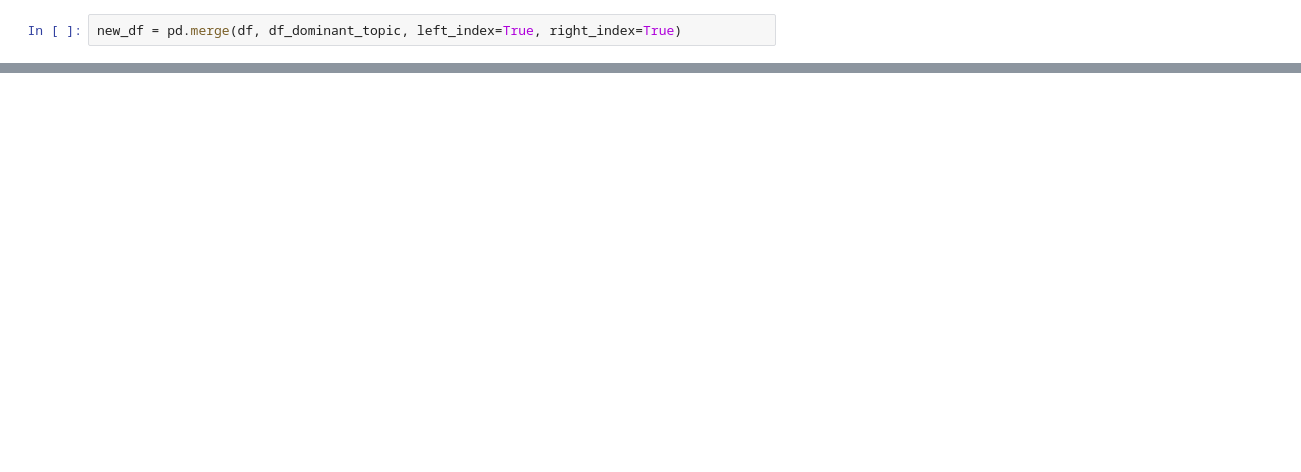
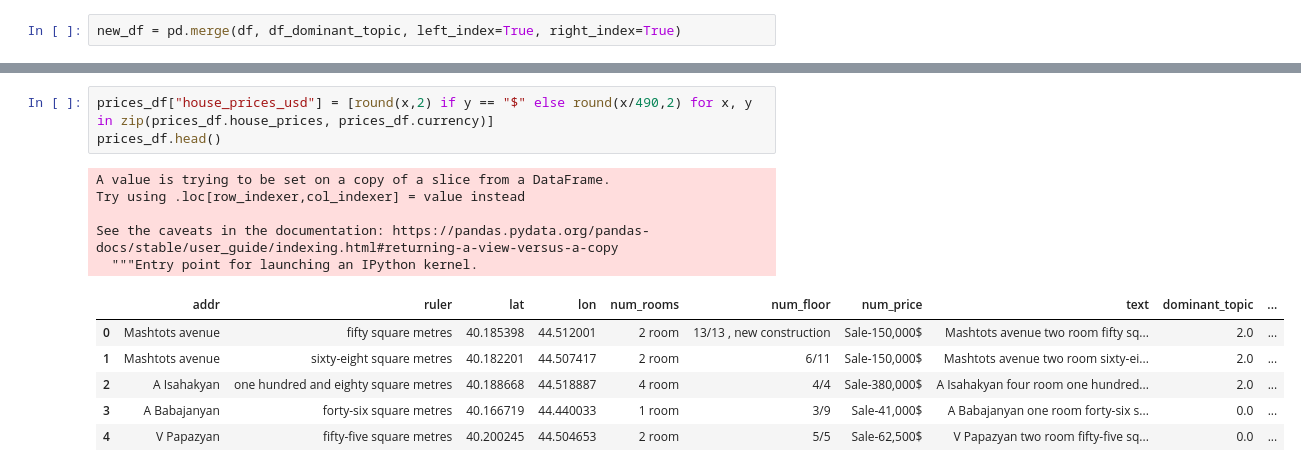
Before and after one commit to Tigran-Karamyan/house_market_segmentation, a Jupyter notebook: topic_modeling.ipynb, the cells around one changed output, grey strips where cells are left out. Saved outputs shown, nothing was run; the diff lists cells and outputs as text; blank space fills up the shorter version.

```diff
--- a/topic_modeling.ipynb
+++ b/topic_modeling.ipynb
@@ -415,0 +617,15 @@ new_df.to_csv("data/appartment_descriptions_eng_with_coordinates.csv")
+# %%
+prices_df["house_prices_usd"] = [round(x,2) if y == "$" else round(x/490,2) for x, y in zip(prices_df.house_prices, prices_df.currency)]
+prices_df.head()
+# %% [output]
+A value is trying to be set on a copy of a slice from a DataFrame.
+Try using .loc[row_indexer,col_indexer] = value instead
+
+See the caveats in the documentation: https://pandas.pydata.org/pandas-docs/stable/user_guide/indexing.html#returning-a-view-versus-a-copy
+  """Entry point for launching an IPython kernel.
+|  | addr | ruler | lat | lon | num_rooms | num_floor | num_price | text | dominant_topic | ... |
+| 0 | Mashtots avenue | fifty square metres | 40.185398 | 44.512001 | 2 room | 13/13 , new construction | Sale-150,000$ | Mashtots avenue two room fifty sq... | 2.0 | ... |
+| 1 | Mashtots avenue | sixty-eight square metres | 40.182201 | 44.507417 | 2 room | 6/11 | Sale-150,000$ | Mashtots avenue two room sixty-ei... | 2.0 | ... |
+| 2 | A Isahakyan | one hundred and eighty square metres | 40.188668 | 44.518887 | 4 room | 4/4 | Sale-380,000$ | A Isahakyan four room one hundred... | 2.0 | ... |
+| 3 | A Babajanyan | forty-six square metres | 40.166719 | 44.440033 | 1 room | 3/9 | Sale-41,000$ | A Babajanyan one room forty-six s... | 0.0 | ... |
+| 4 | V Papazyan | fifty-five square metres | 40.200245 | 44.504653 | 2 room | 5/5 | Sale-62,500$ | V Papazyan two room fifty-five sq... | 0.0 | ... |
```
Also changed, not shown: parts of 31 cells of this notebook, 5 other files.
